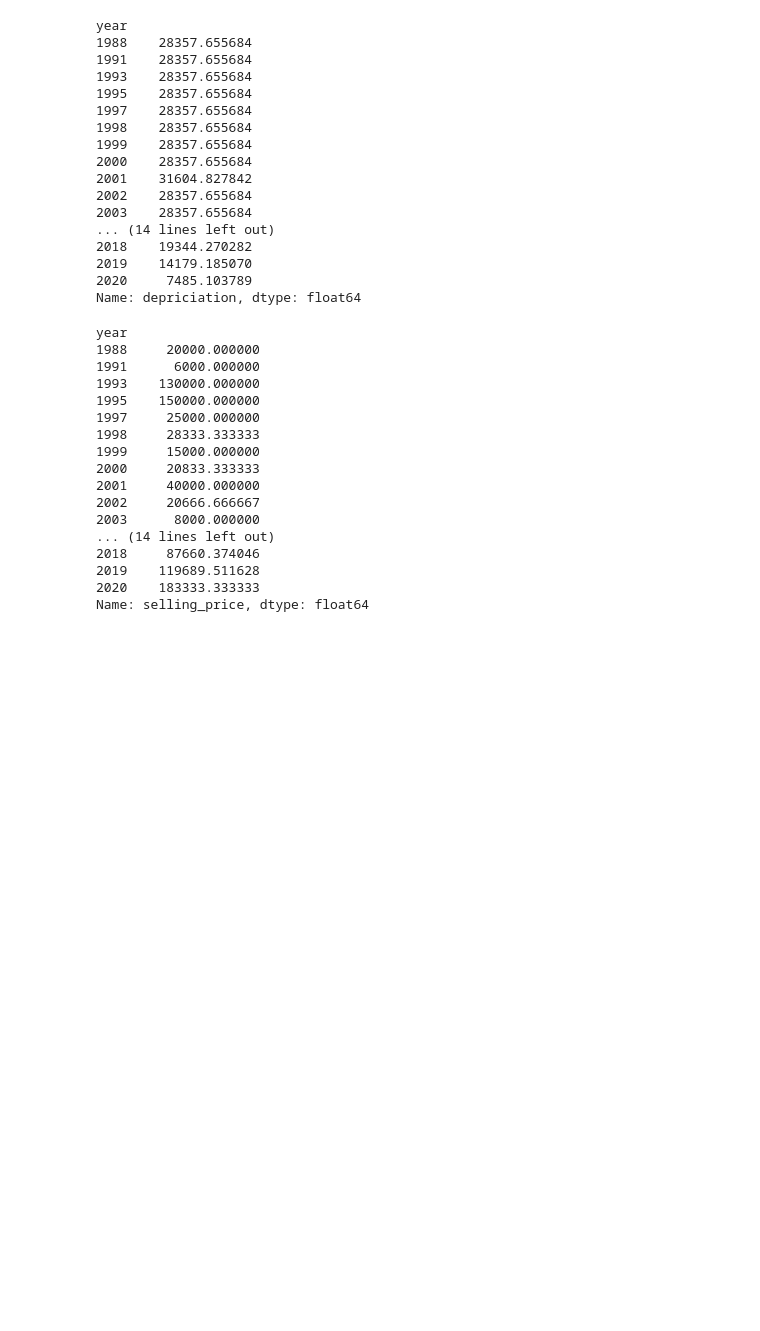
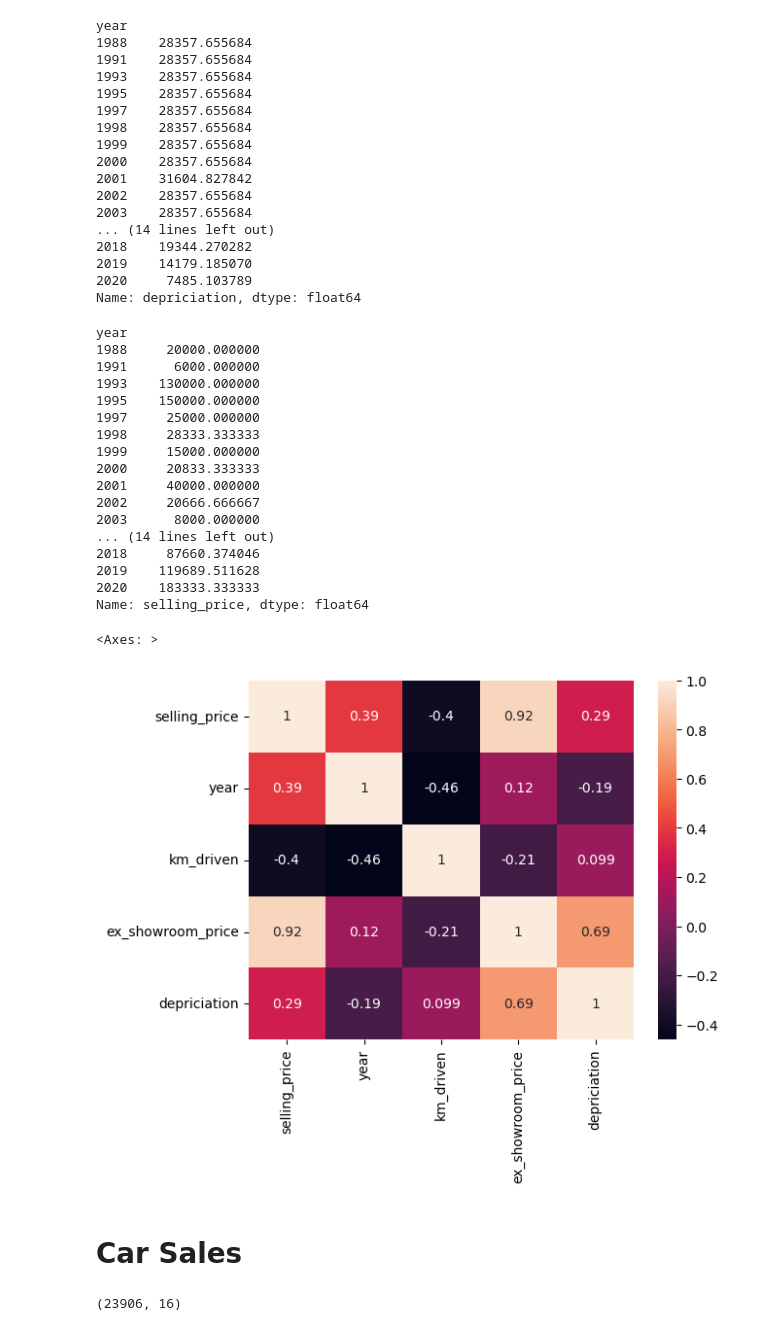
Before and after one commit to anshgupta1903/EDA, a Jupyter notebook: EDA_BikeDetails.ipynb, the cells around one changed output. Saved outputs shown, nothing was run; the diff lists cells and outputs as text; code cells hidden in the pictures; blank space fills up the shorter version.

Commit message:
Completed EDA on another dataset of car Sales in the file EDA_BikeDetails

```diff
--- a/EDA_BikeDetails.ipynb
+++ b/EDA_BikeDetails.ipynb
@@ -274,4 +274,11 @@ year
 2020    183333.333333
 Name: selling_price, dtype: float64
 # %%
-corr = df.corr
+corr = df.corr(numeric_only = True)
+# %%
+sns.heatmap(corr, annot = True)
+# %% [output]
+<Axes: >
+[figure, added]
+# %% [markdown]
+# Car Sales
@@ -277,0 +287,4 @@ corr = df.corr
+# %%
+df.shape
+# %% [output]
+(23906, 16)
```
Also changed, not shown: parts of 33 cells of this notebook, 1 other file.
